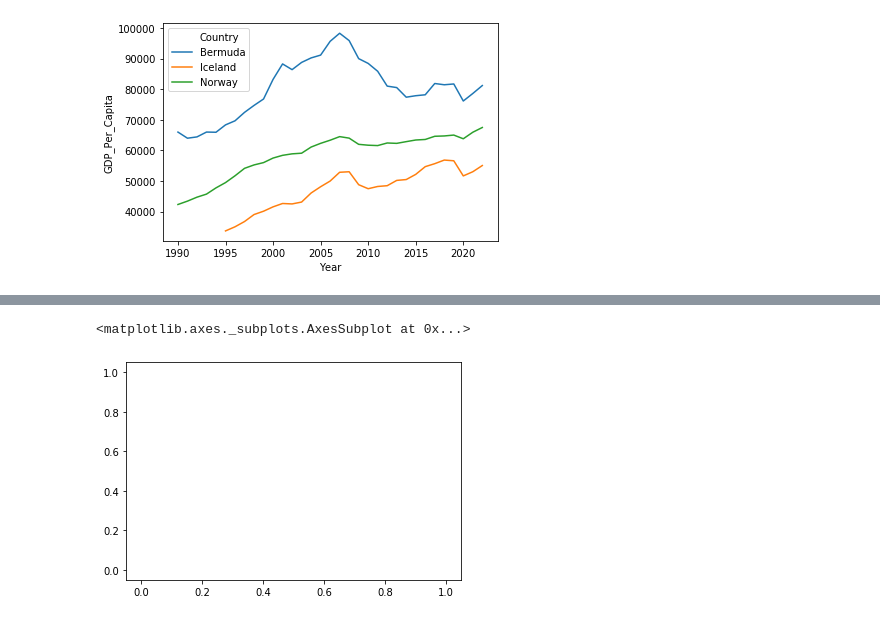
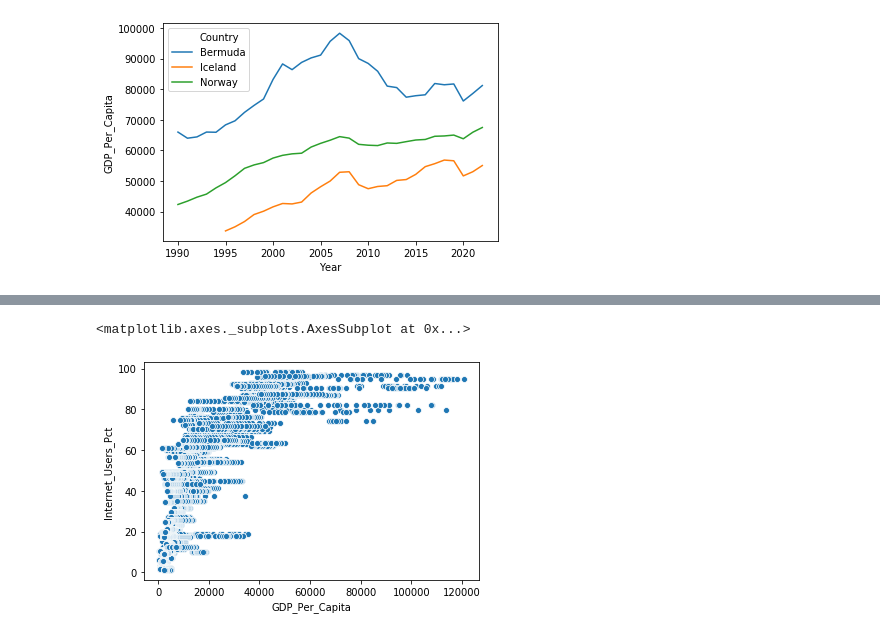
Before and after one commit to NSS-Data-Analytics-Cohort-10/gdp-and-internet-usage-aaron-hollinger, a Jupyter notebook: notebooks/internet_gdp_notebook.ipynb, the cells around one changed output, grey strips where cells are left out. Drawn from its saved outputs; the diff is of its cells as text; code cells hidden in the pictures.

```diff
--- a/notebooks/internet_gdp_notebook.ipynb
+++ b/notebooks/internet_gdp_notebook.ipynb
@@ -491,4 +530,6 @@ dtype: int64
 # %%
 gdp_and_internet_use = pd.concat([internet_df, gdp_df], axis=0)
+# %%
+gdp_and_internet_use_merged = pd.merge(internet_df, gdp_df, on = 'Country')
 # %%
 gdp_and_internet_use = gdp_and_internet_use
@@ -547,7 +606,9 @@ plt.show()
+# %%
+gdp_and_internet_use_merged_2014 = gdp_and_internet_use_merged[gdp_and_internet_use_merged['Year_x']==2014]
 # %%
 sns.scatterplot(x="GDP_Per_Capita",
                     y="Internet_Users_Pct",
-                    data=gdp_and_internet_use_2014)
+                    data=gdp_and_internet_use_merged_2014)
 # %% [output]
 <matplotlib.axes._subplots.AxesSubplot at 0x...>
-[figure, old version]
+[figure, new version]
```
Also changed, not shown: parts of 16 cells of this notebook.
